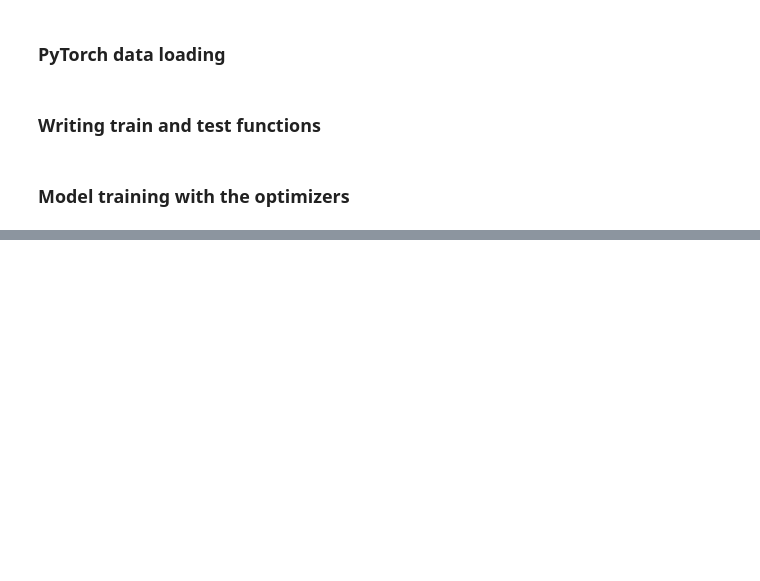
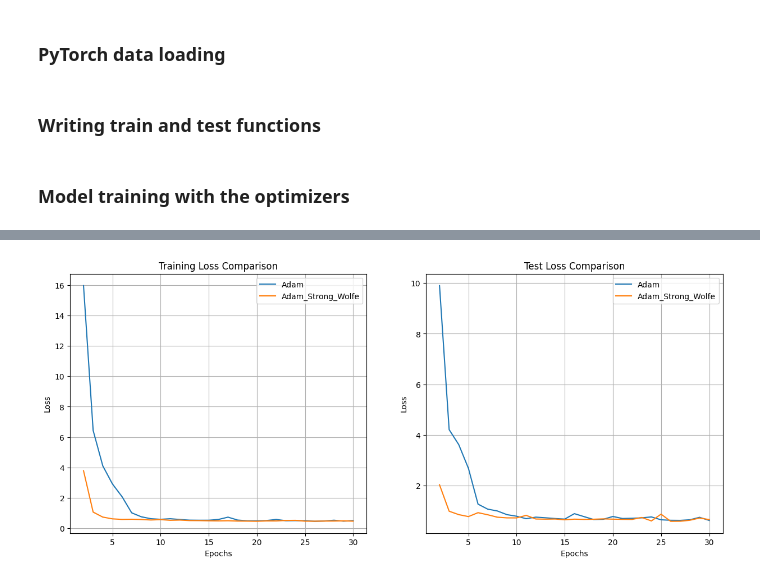
Before and after one commit to MikeRZhang1/CPSC4850_Final_Project, a Jupyter notebook: wine_regression.ipynb, the cells around one changed output, grey strips where cells are left out. Saved outputs shown, nothing was run; the diff lists cells and outputs as text; code cells hidden in the pictures; blank space fills up the shorter version.

```diff
--- a/wine_regression.ipynb
+++ b/wine_regression.ipynb
@@ -221,0 +377,26 @@ print("Final Validation Loss (Levenberg_Marquardt):", val_loss_over_epochs[-1])
+# %%
+# Plotting Adam vs Adam_Strong_Wolfe
+plt.figure(figsize=(15, 6))
+x = range(2, epochs + 1)
+
+plt.subplot(1, 2, 1)
+plt.plot(x, all_train_loss[1][1:], label='Adam')
+plt.plot(x, all_train_loss[3][1:], label='Adam_Strong_Wolfe')
+plt.xlabel('Epochs')
+plt.ylabel('Loss')
+plt.title('Training Loss Comparison')
+plt.legend()
+plt.grid()
+
+plt.subplot(1, 2, 2)
+plt.plot(x, all_val_loss[1][1:], label='Adam')
+plt.plot(x, all_val_loss[3][1:], label='Adam_Strong_Wolfe')
+plt.xlabel('Epochs')
+plt.ylabel('Loss')
+plt.title('Test Loss Comparison')
+plt.legend()
+plt.grid()
+
+plt.show()
+# %% [output]
+[figure, added]
```
Also changed, not shown: parts of 21 cells of this notebook, 1 other file.
